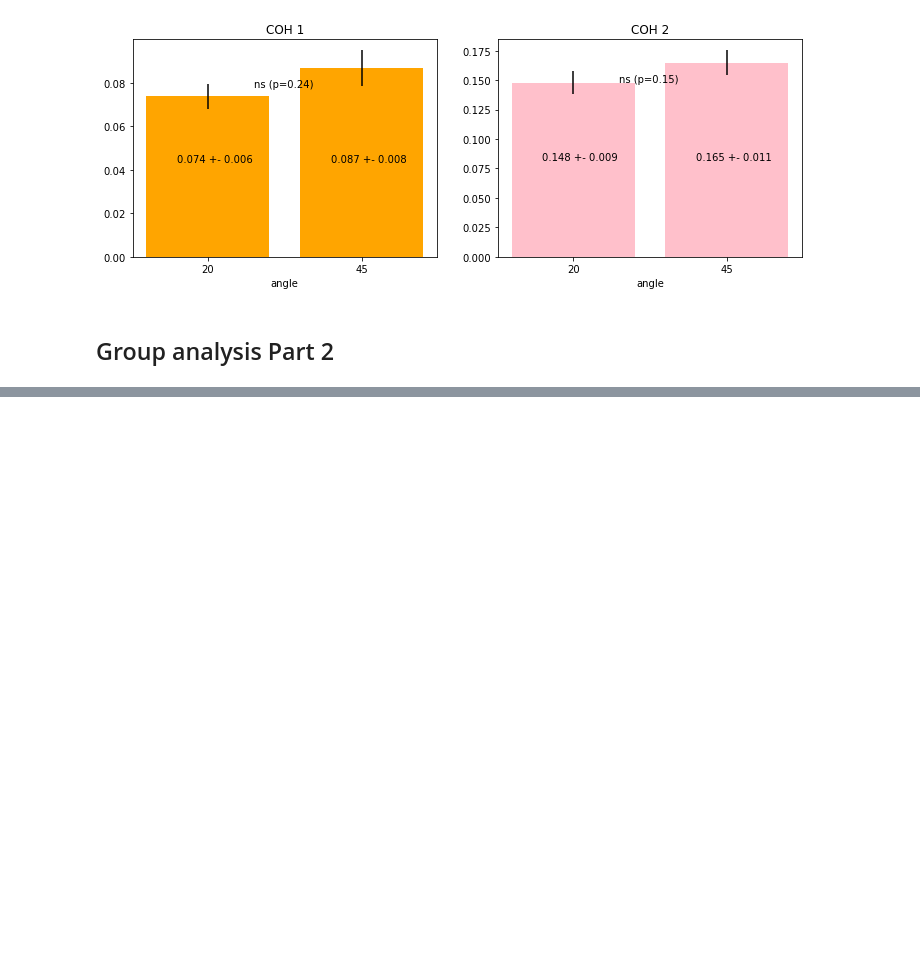
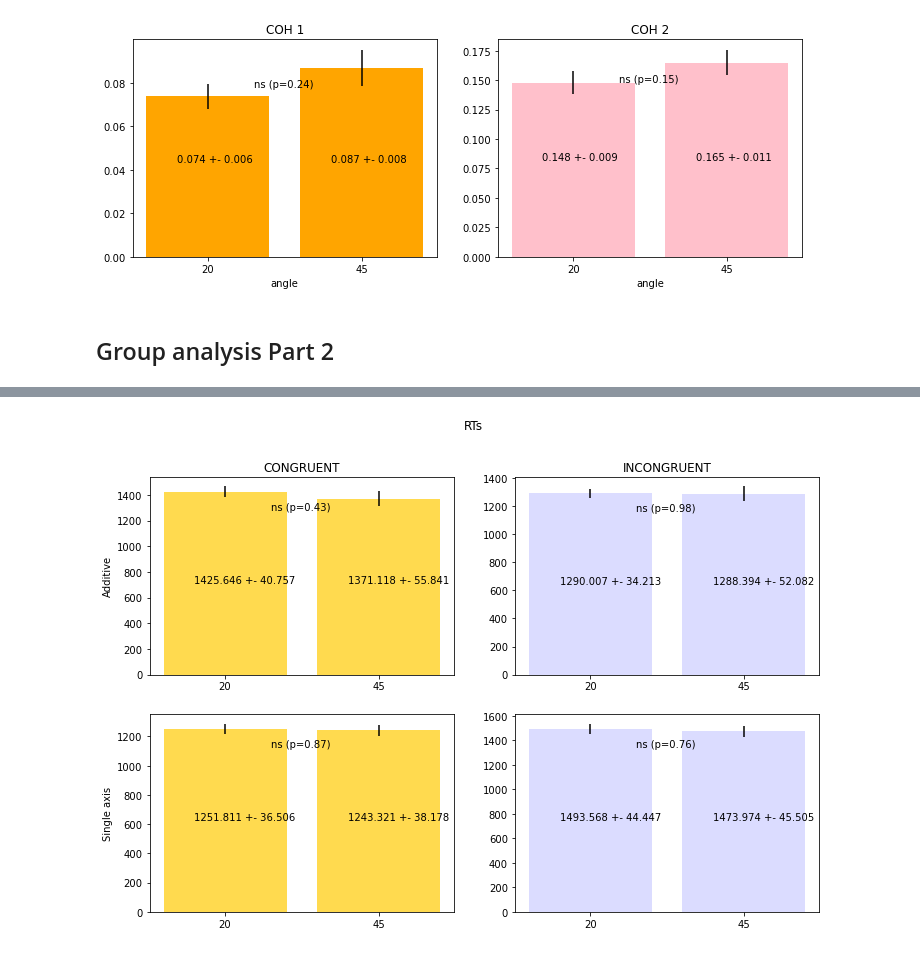
Before and after one commit to dokato/2drdk, a Jupyter notebook: data_analysis.ipynb, the cells around one changed output, grey strips where cells are left out. Saved outputs shown, nothing was run; the diff lists cells and outputs as text; code cells hidden in the pictures; blank space fills up the shorter version.

```diff
--- a/data_analysis.ipynb
+++ b/data_analysis.ipynb
@@ -306,0 +365,12 @@ plt.show()
+# %%
+avg_cong_20, ste_cong_20 = compute_mean_sterr_from_vector(rt_congr_20)
+avg_contr_20, ste_contr_20 = compute_mean_sterr_from_vector(rt_congr_tr_20)
+
+avg_inc_20, ste_inc_20 = compute_mean_sterr_from_vector(rt_incon_20)
+avg_inctr_20, ste_inctr_20 = compute_mean_sterr_from_vector(rt_incon_tr_20)
+
+avg_cong_45, ste_cong_45 = compute_mean_sterr_from_vector(rt_congr_45)
+avg_contr_45, ste_contr_45 = compute_mean_sterr_from_vector(rt_congr_tr_45)
+
+avg_inc_45, ste_inc_45 = compute_mean_sterr_from_vector(rt_incon_45)
+avg_inctr_45, ste_inctr_45 = compute_mean_sterr_from_vector(rt_incon_tr_45)
@@ -306,0 +397,21 @@ plt.show()
+# %%
+t_st_con, p_con = st.ttest_ind(rt_congr_20, rt_congr_45)
+t_st_inc, p_inc = st.ttest_ind(rt_incon_20, rt_incon_45)
+t_st_con_t, p_con_t = st.ttest_ind(rt_congr_tr_20, rt_congr_tr_45)
+t_st_inc_t, p_inc_t = st.ttest_ind(rt_incon_tr_20, rt_incon_tr_45)
+# %%
+plt.figure(figsize=(12,8))
+plt.subplot(221)
+plot_barplot_two_means(avg_cong_20, ste_cong_20, avg_cong_45, ste_cong_45, p_val = p_con, name1 = '20', name2 = '45', y_label = 'Additive', bar_col = '#ffda4f')
+plt.title('CONGRUENT')
+plt.subplot(222)
+plot_barplot_two_means(avg_inc_20, ste_inc_20, avg_inc_45, ste_inc_45, p_val = p_inc, name1 = '20', name2 = '45', bar_col = '#dbdcff')
+plt.title('INCONGRUENT')
+plt.subplot(223)
+plot_barplot_two_means(avg_contr_20, ste_contr_20, avg_contr_45, ste_contr_45, p_val = p_con_t, name1 = '20', name2 = '45', y_label = 'Single axis', bar_col = '#ffda4f')
+plt.subplot(224)
+plot_barplot_two_means(avg_inctr_20, ste_inctr_20, avg_inctr_45, ste_inctr_45, p_val = p_inc_t, name1 = '20', name2 = '45', bar_col = '#dbdcff')
+plt.suptitle('RTs')
+plt.show()
+# %% [output]
+[figure, added]
```
Also changed, not shown: parts of 9 cells of this notebook.
